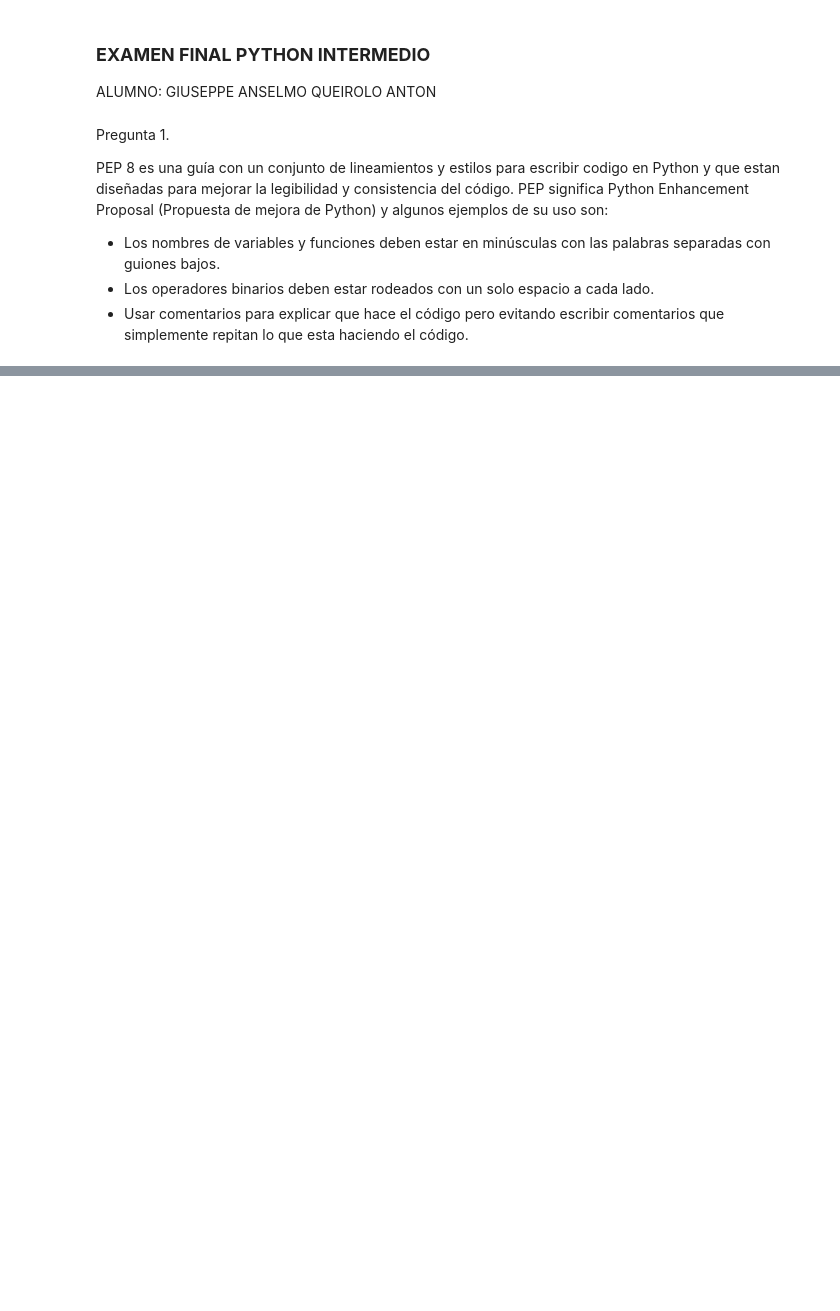
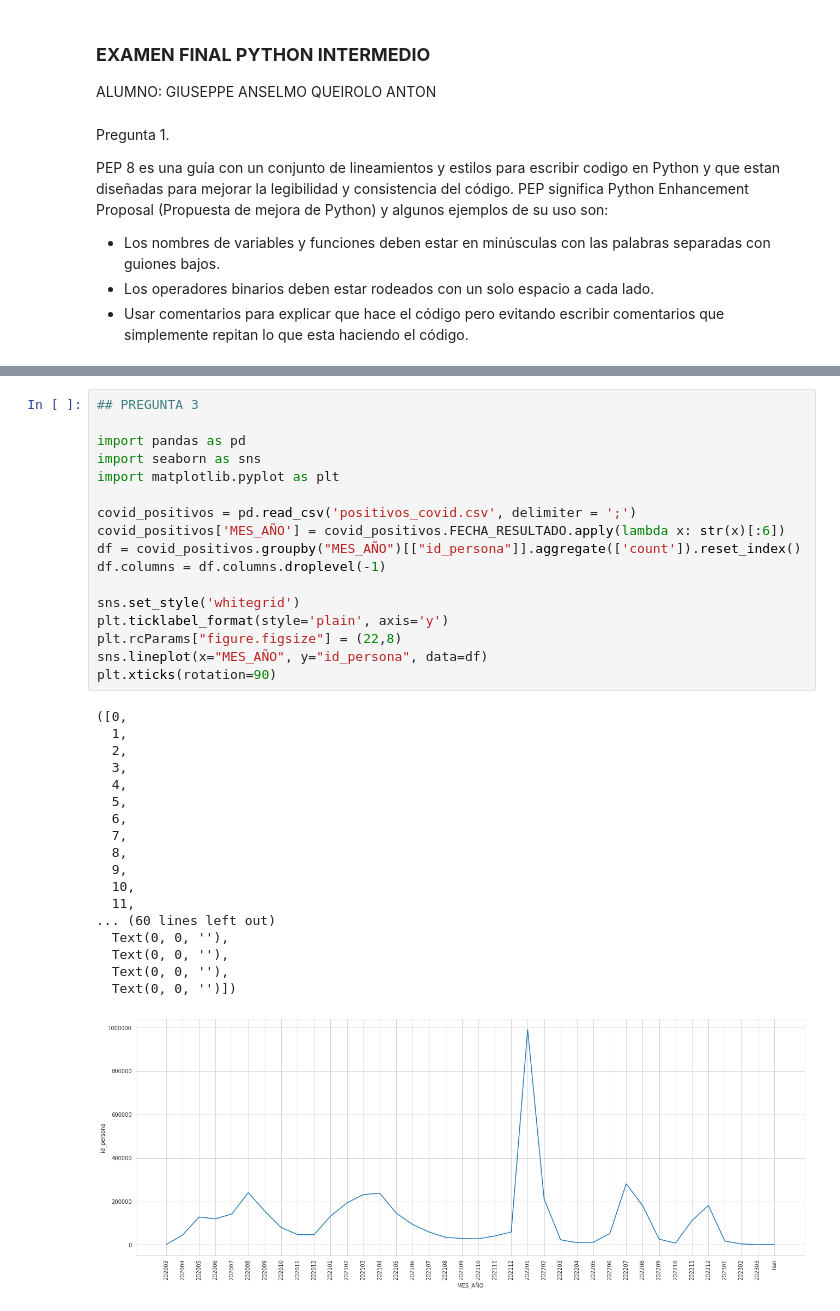
Before and after one commit to GiuseppeQ26/Examen_final_Python_CTIC, a Jupyter notebook: Examen_final_python_Intermedio.ipynb, the cells around one changed output, grey strips where cells are left out. Cells and saved outputs as stored; diff of their text form; blank space fills up the shorter version.

```diff
--- a/Examen_final_python_Intermedio.ipynb
+++ b/Examen_final_python_Intermedio.ipynb
@@ -41,0 +52,36 @@ El costo de corte de pelo para un perro es de 30
+# %%
+## PREGUNTA 3
+
+import pandas as pd
+import seaborn as sns
+import matplotlib.pyplot as plt
+
+covid_positivos = pd.read_csv('positivos_covid.csv', delimiter = ';')
+covid_positivos['MES_AÑO'] = covid_positivos.FECHA_RESULTADO.apply(lambda x: str(x)[:6])
+df = covid_positivos.groupby("MES_AÑO")[["id_persona"]].aggregate(['count']).reset_index()
+df.columns = df.columns.droplevel(-1)
+
+sns.set_style('whitegrid')
+plt.ticklabel_format(style='plain', axis='y')
+plt.rcParams["figure.figsize"] = (22,8)
+sns.lineplot(x="MES_AÑO", y="id_persona", data=df)
+plt.xticks(rotation=90)
+# %% [output]
+([0,
+  1,
+  2,
+  3,
+  4,
+  5,
+  6,
+  7,
+  8,
+  9,
+  10,
+  11,
+... (60 lines left out)
+  Text(0, 0, ''),
+  Text(0, 0, ''),
+  Text(0, 0, ''),
+  Text(0, 0, '')])
+[figure, added]
```
Also changed, not shown: parts of 12 cells of this notebook.
